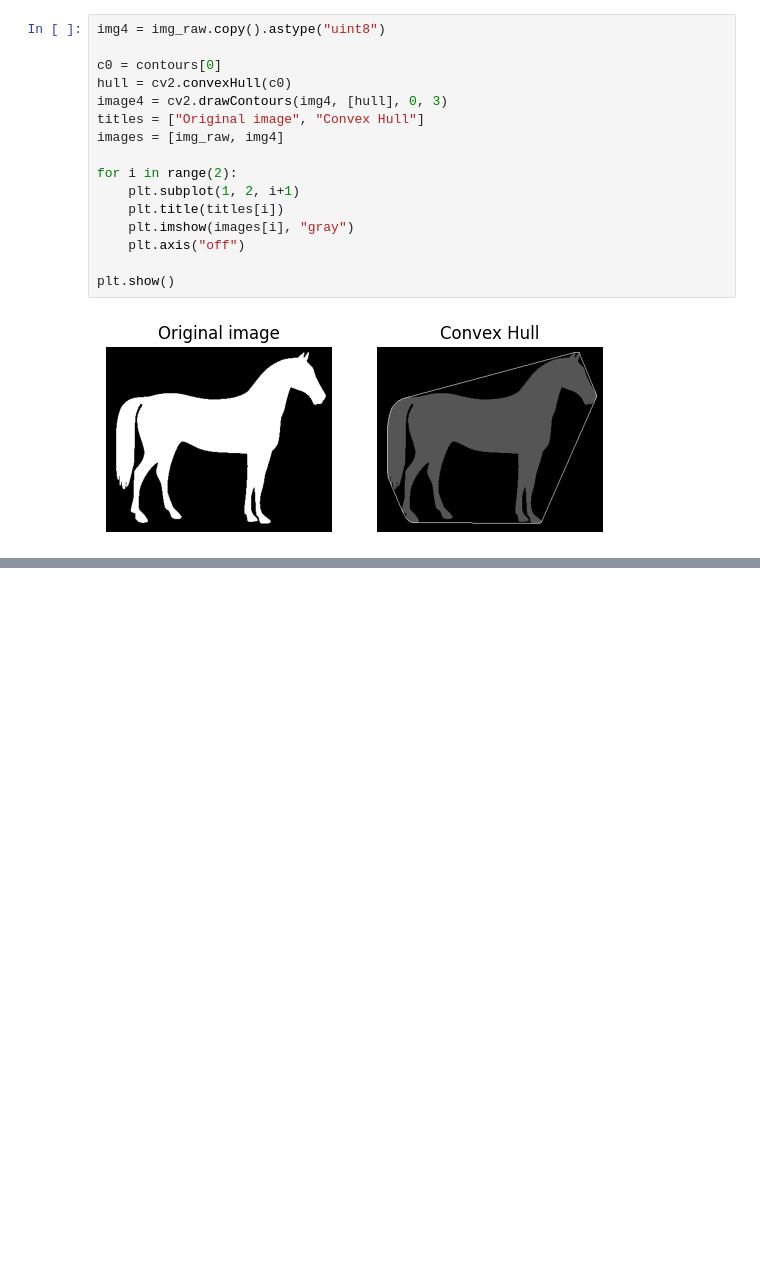
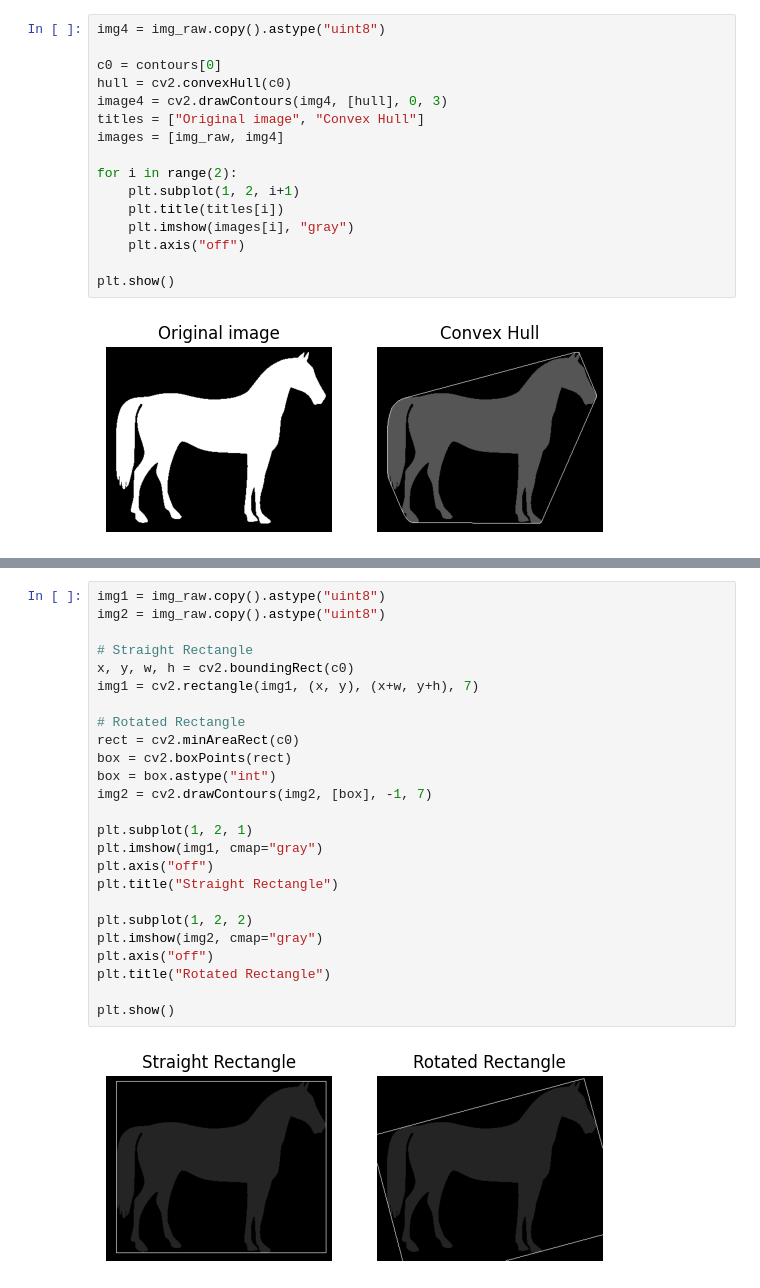
Before and after one commit to zave7/computer-vision, a Jupyter notebook: opencv/contour.ipynb, the cells around one changed output, grey strips where cells are left out. Cells and saved outputs as stored; diff of their text form; blank space fills up the shorter version.

Commit message:
image contour - bounding rectangle

```diff
--- a/opencv/contour.ipynb
+++ b/opencv/contour.ipynb
@@ -251,0 +259,27 @@ plt.show()
+# %%
+img1 = img_raw.copy().astype("uint8")
+img2 = img_raw.copy().astype("uint8")
+
+# Straight Rectangle
+x, y, w, h = cv2.boundingRect(c0)
+img1 = cv2.rectangle(img1, (x, y), (x+w, y+h), 7)
+
+# Rotated Rectangle
+rect = cv2.minAreaRect(c0)
+box = cv2.boxPoints(rect)
+box = box.astype("int")
+img2 = cv2.drawContours(img2, [box], -1, 7)
+
+plt.subplot(1, 2, 1)
+plt.imshow(img1, cmap="gray")
+plt.axis("off")
+plt.title("Straight Rectangle")
+
+plt.subplot(1, 2, 2)
+plt.imshow(img2, cmap="gray")
+plt.axis("off")
+plt.title("Rotated Rectangle")
+
+plt.show()
+# %% [output]
+[figure, added]
```
Also changed, not shown: parts of 1 cell of this notebook.
